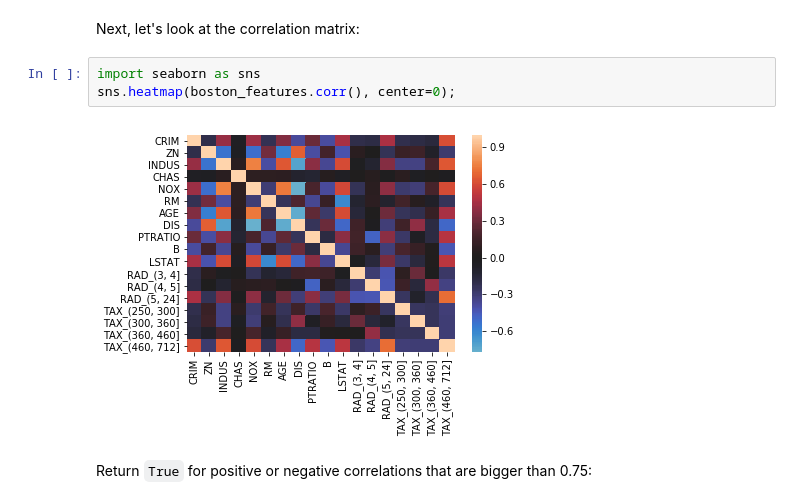
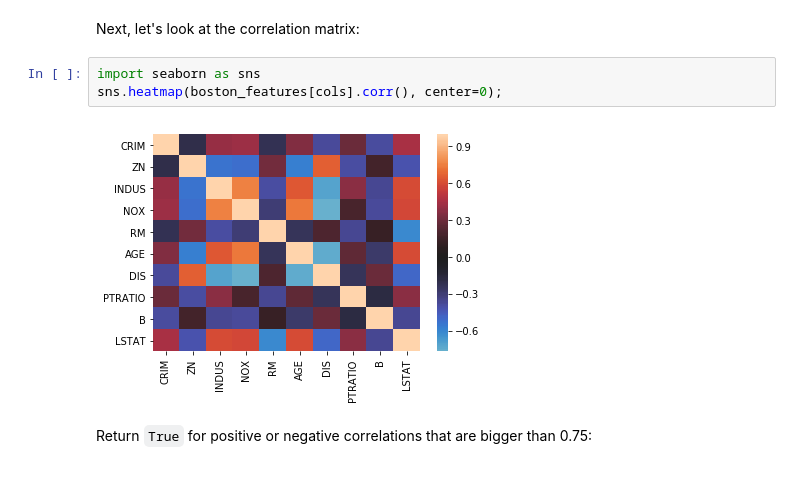
Before and after one commit to matthew-d-oliver/dsc-multicollinearity-of-features-lab-nyc-ds-082619, a Jupyter notebook: index.ipynb, the cells around one changed output. Drawn from its saved outputs; the diff is of its cells as text.

```diff
--- a/index.ipynb
+++ b/index.ipynb
@@ -69,9 +69,9 @@ plt.show()
 Next, let's look at the correlation matrix:
 # %%
 import seaborn as sns
-sns.heatmap(boston_features.corr(), center=0);
+sns.heatmap(boston_features[cols].corr(), center=0);
 # %% [output]
-[figure, old version]
+[figure, new version]
 # %% [markdown]
 Return `True` for positive or negative correlations that are bigger than 0.75:
 # %% [markdown]
```
